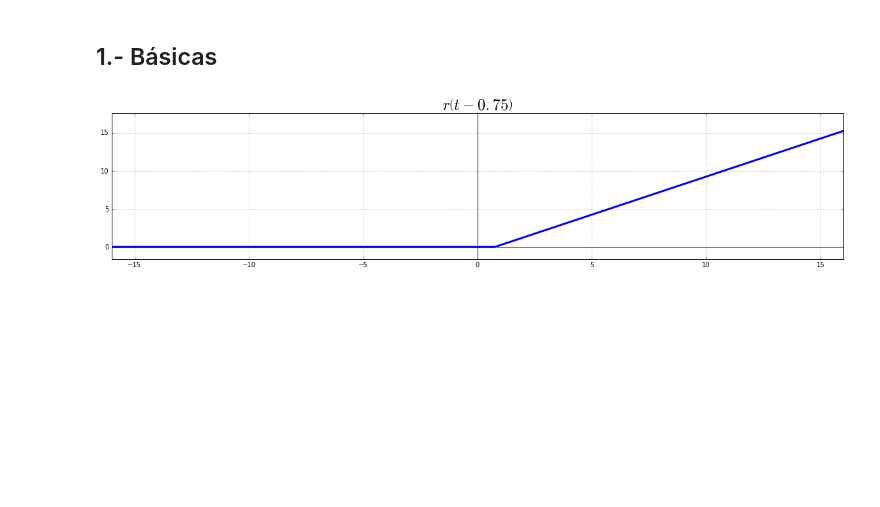
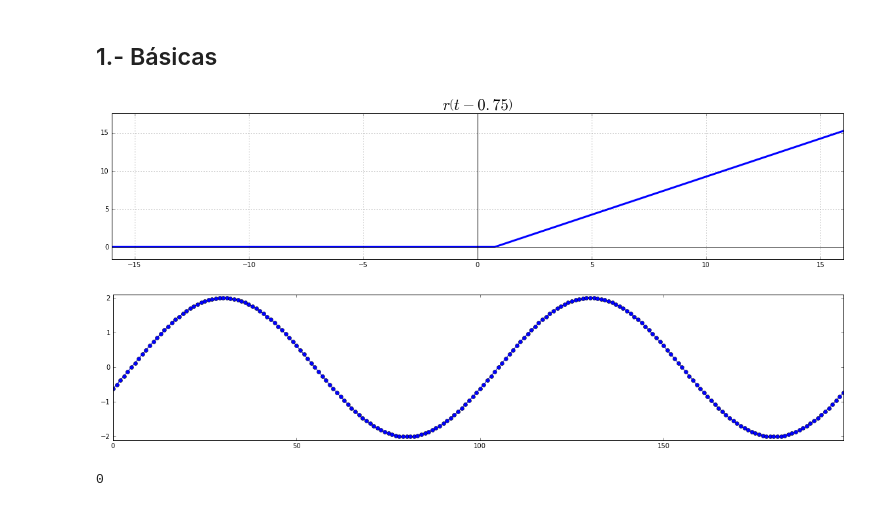
Before and after one commit to j3parera/skdsp, a Jupyter notebook: scikit-dsp/jupyter/notebooks/signals-continuous.ipynb, the cells around one changed output. Saved outputs shown, nothing was run; the diff lists cells and outputs as text; code cells hidden in the pictures; blank space fills up the shorter version.

```diff
--- a/scikit-dsp/jupyter/notebooks/signals-continuous.ipynb
+++ b/scikit-dsp/jupyter/notebooks/signals-continuous.ipynb
@@ -77,3 +77,19 @@ interact(s1, sg=('delta', 'step', 'ramp', 'rect', 'triang', 'sin', 'cos'),
          width=(1, 30, 0.25), delay=(-15, 15, 0.25));
 # %% [output]
 [figure]
+# %%
+f0 = 100
+step = 1e-4
+x = cs.Sinusoid(2, 2*PI*f0).generate(0, step, size=200, overlap=(size-10)*step)
+def trozo():
+    trozo = next(x)
+    plt.figure(figsize=(20, 4))
+    plt.plot(trozo, 'o-')
+    plt.axis([0, 199, -2.1, 2.1])
+interact(trozo, __manual=True)
+# %% [output]
+[figure, added]
+# %%
+s
+# %% [output]
+0
```
Also changed, not shown: 4 other files.
